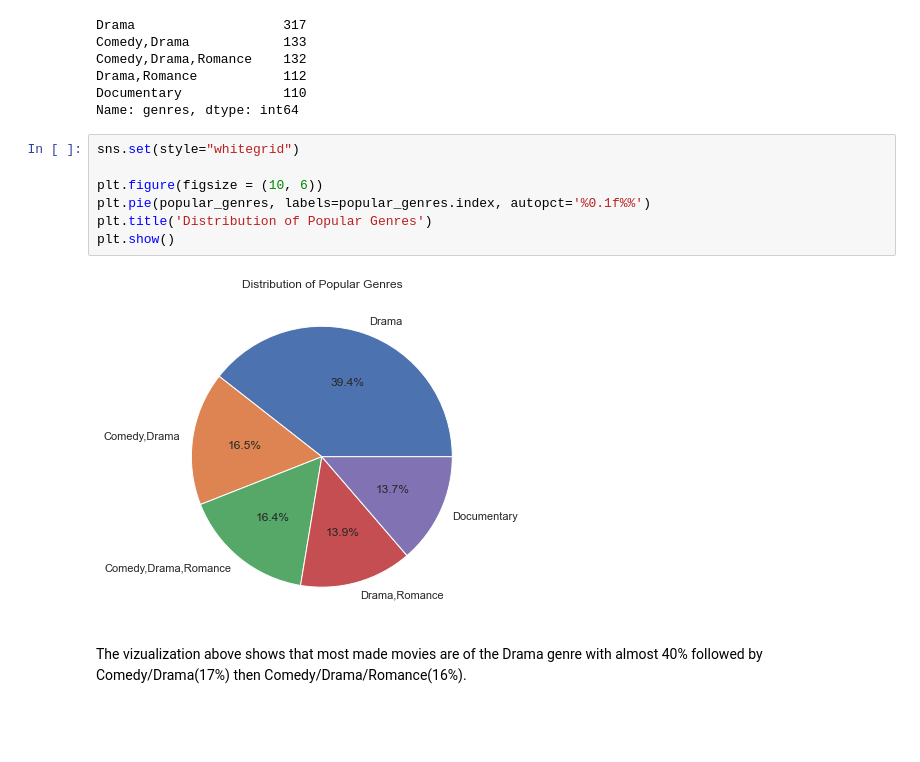
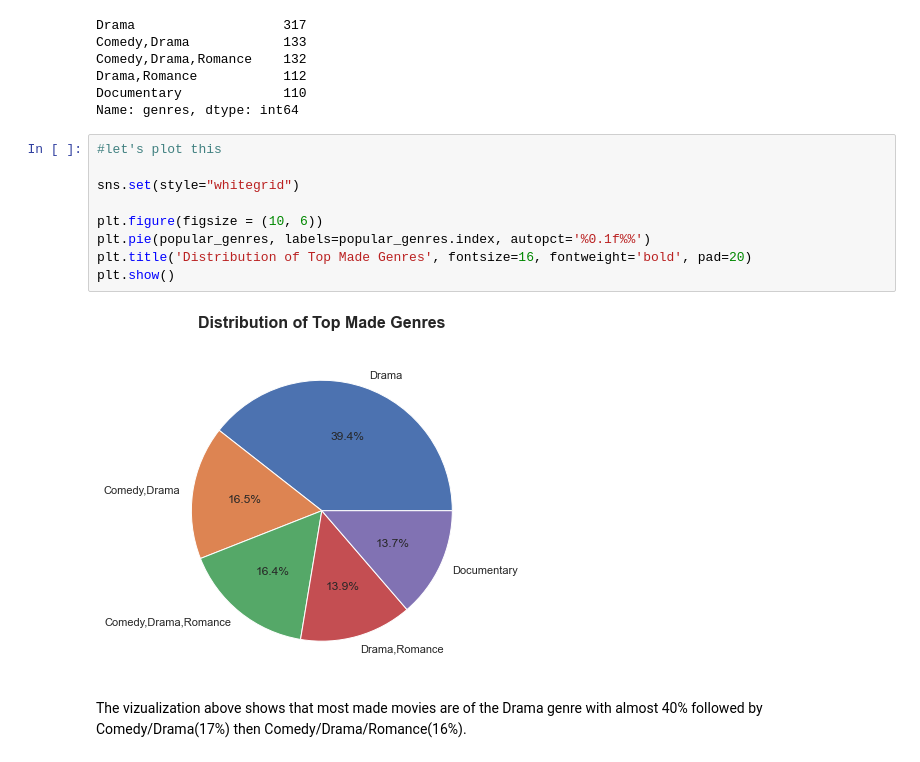
Before and after one commit to maureen-wk/Phase-1-Project, a Jupyter notebook: student.ipynb, the cells around one changed output. Cells and saved outputs as stored; diff of their text form; blank space fills up the shorter version.

```diff
--- a/student.ipynb
+++ b/student.ipynb
@@ -737,14 +725,16 @@ Drama,Romance           112
 Documentary             110
 Name: genres, dtype: int64
 # %%
+#let's plot this
+
 sns.set(style="whitegrid")
 
 plt.figure(figsize = (10, 6))
 plt.pie(popular_genres, labels=popular_genres.index, autopct='%0.1f%%')
-plt.title('Distribution of Popular Genres')
+plt.title('Distribution of Top Made Genres', fontsize=16, fontweight='bold', pad=20)
 plt.show()
 # %% [output]
-[figure, old version]
+[figure, new version]
 # %% [markdown]
 The vizualization above shows that most made movies are of the Drama genre with almost 40% followed by Comedy/Drama(17%) then Comedy/Drama/Romance(16%).
 # %%
```
Also changed, not shown: parts of 14 cells of this notebook.
